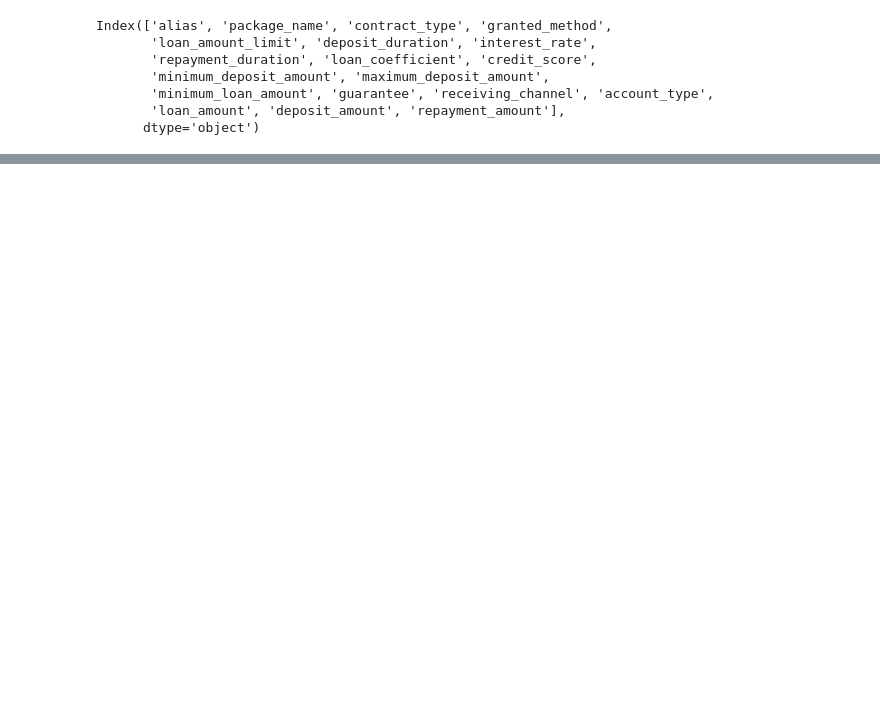
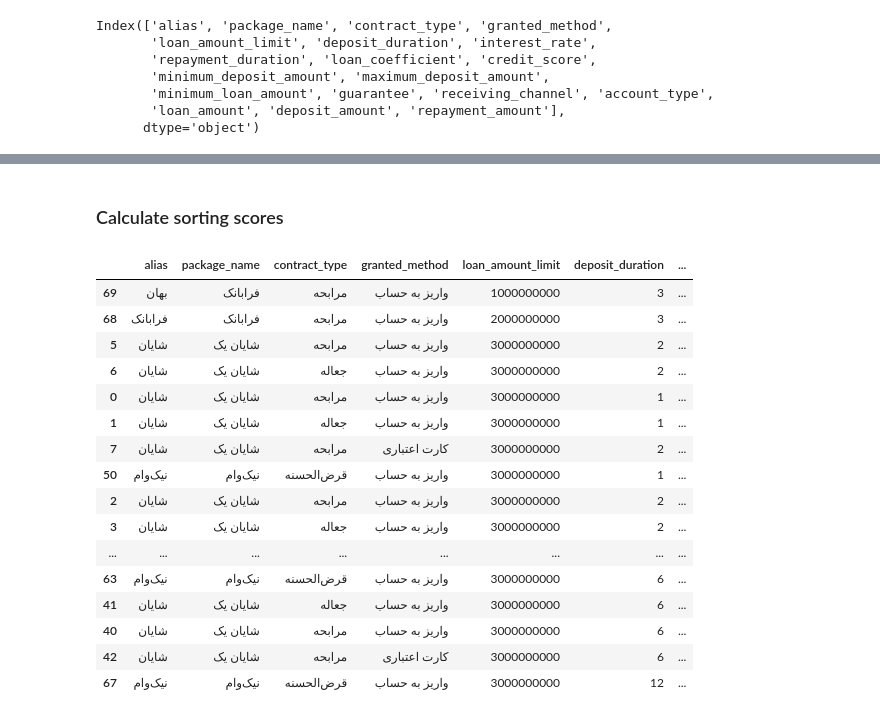
Before and after one commit to MahdiBahar/Loan_Reommender_System, a Jupyter notebook: wizard_solution/Final_LoanRecomm.ipynb, the cells around one changed output, grey strips where cells are left out. Drawn from its saved outputs; the diff is of its cells as text; code cells hidden in the pictures; blank space fills up the shorter version.

```diff
--- a/wizard_solution/Final_LoanRecomm.ipynb
+++ b/wizard_solution/Final_LoanRecomm.ipynb
@@ -336,0 +347,12 @@ filtered_df
+# %%
+# for loan amount 150-200
+IR_MAP_150_200   = {23:4, 4:3, 18:2, 14:1}
+RD_MAP_150_200 = {24:5, 12:4, 36:3, 60:2, 48:1}
+# %%
+# for loan amount 1-50
+IR_MAP_1_50   = {23:4, 4:3, 18:2, 14:1}
+RD_MAP_1_50 = {24:5, 12:4, 60:3, 36:2, 48:1}
+# %%
+# for loan amount 200-250
+IR_MAP_200_250   = {4:4, 23:3, 18:2, 14:1}
+RD_MAP_200_250 = {24:5, 12:4, 36:3, 48:2, 60:1}
@@ -336,0 +383,42 @@ filtered_df
+# %% [markdown]
+### Calculate sorting scores
+# %%
+
+df_sorting["IR_score"]   = df_sorting["interest_rate"].map(IR_MAP)
+df_sorting["RD_score"]   = df_sorting["repayment_duration"].map(RD_MAP)
+df_sorting["DD_score"]   = df_sorting["deposit_duration"].map(DD_MAP)
+df_sorting["CS_score"]   = df_sorting["credit_score"].map(CS_MAP).fillna(0)
+df_sorting["type_score"] = df_sorting["alias"].map(w_type)
+# # optional continuous extras (scale 0‑1)
+# df["DepAmt_score"] = df["deposit_amount"]/df["deposit_amount"].max()
+# df["LoanAmt_score"] = df["loan_amount_limit"]/df["loan_amount_limit"].max()
+
+
+
+
+df_sorting["Score"] = sum(w[c]*df_sorting[c] for c in w)
+df_sorting["Score_new"] = df_sorting["type_score"]*df_sorting["Score"]
+
+
+df_sorted = df_sorting.sort_values("Score_new", ascending=False)
+# print(df_sorted[["id","Score"]].head())
+# %%
+df_sorted
+# %% [output]
+|  | alias | package_name | contract_type | granted_method | loan_amount_limit | deposit_duration | ... |
+| 69 | بهان | فرابانک | مرابحه | واریز به حساب | 1000000000 | 3 | ... |
+| 68 | فرابانک | فرابانک | مرابحه | واریز به حساب | 2000000000 | 3 | ... |
+| 5 | شایان | شایان یک | مرابحه | واریز به حساب | 3000000000 | 2 | ... |
+| 6 | شایان | شایان یک | جعاله | واریز به حساب | 3000000000 | 2 | ... |
+| 0 | شایان | شایان یک | مرابحه | واریز به حساب | 3000000000 | 1 | ... |
+| 1 | شایان | شایان یک | جعاله | واریز به حساب | 3000000000 | 1 | ... |
+| 7 | شایان | شایان یک | مرابحه | کارت اعتباری | 3000000000 | 2 | ... |
+| 50 | نیک‌وام | نیک‌وام | قرض‌الحسنه | واریز به حساب | 3000000000 | 1 | ... |
+| 2 | شایان | شایان یک | مرابحه | واریز به حساب | 3000000000 | 2 | ... |
+| 3 | شایان | شایان یک | جعاله | واریز به حساب | 3000000000 | 2 | ... |
+| ... | ... | ... | ... | ... | ... | ... | ... |
+| 63 | نیک‌وام | نیک‌وام | قرض‌الحسنه | واریز به حساب | 3000000000 | 6 | ... |
+| 41 | شایان | شایان یک | جعاله | واریز به حساب | 3000000000 | 6 | ... |
+| 40 | شایان | شایان یک | مرابحه | واریز به حساب | 3000000000 | 6 | ... |
+| 42 | شایان | شایان یک | مرابحه | کارت اعتباری | 3000000000 | 6 | ... |
+| 67 | نیک‌وام | نیک‌وام | قرض‌الحسنه | واریز به حساب | 3000000000 | 12 | ... |
```
Also changed, not shown: parts of 10 cells of this notebook.
